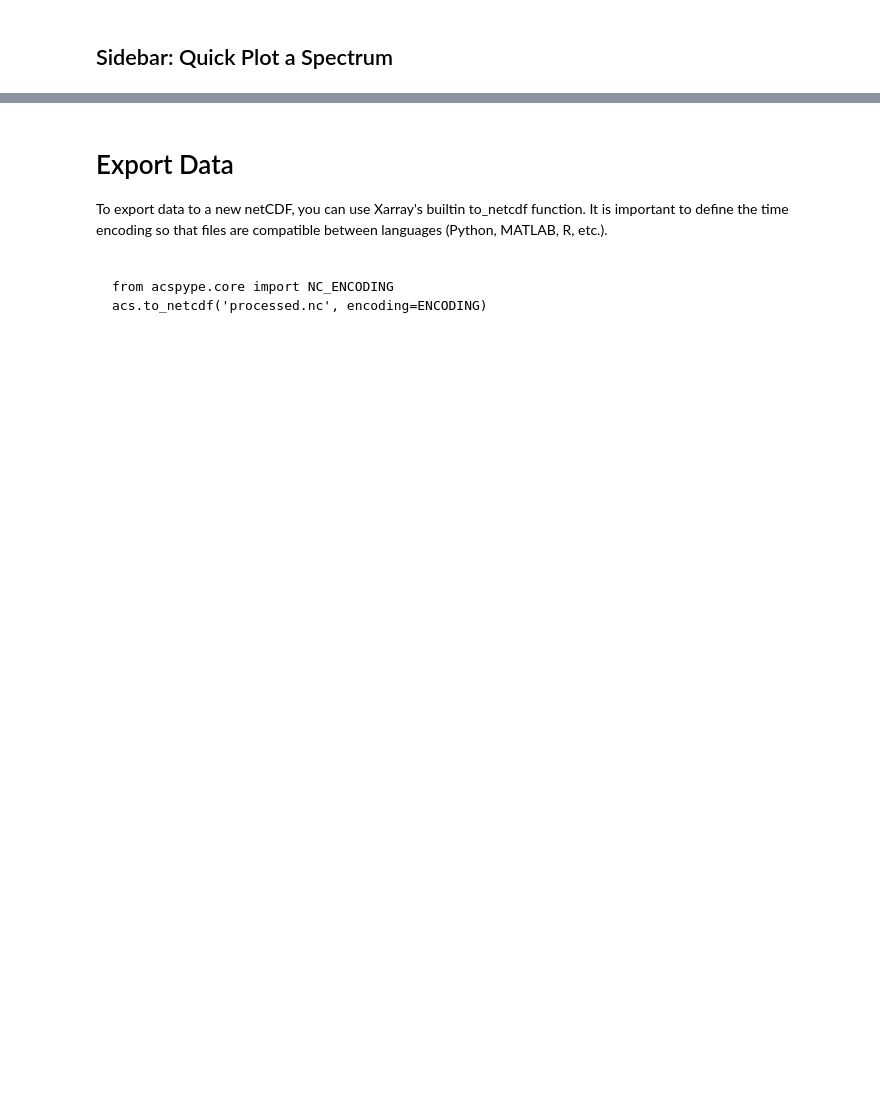
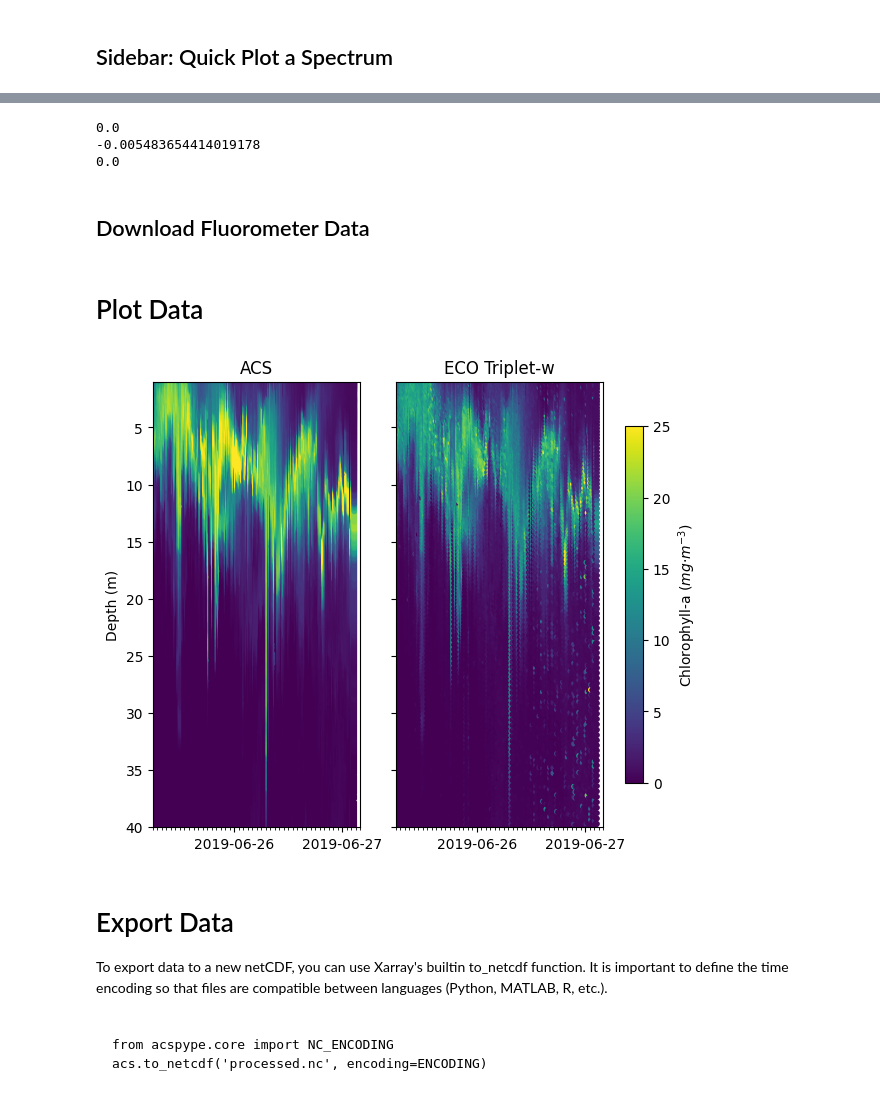
Before and after one commit to thorblock/acspype, a Jupyter notebook: examples/ooi_ce02shsp.ipynb, the cells around one changed output, grey strips where cells are left out. Drawn from its saved outputs; the diff is of its cells as text; code cells hidden in the pictures; blank space fills up the shorter version.

```diff
--- a/examples/ooi_ce02shsp.ipynb
+++ b/examples/ooi_ce02shsp.ipynb
@@ -365,0 +452,2 @@ ax[1].set_xlabel('Wavelength (nm)')
+# %%
+a = acs.a_mts_proportional.rolling({'time': 25}, center = True, min_periods = 1).median(skipna = True)
@@ -366,3 +461,52 @@ ax[1].set_xlabel('Wavelength (nm)')
+# %%
+print(a_med.sel(wavelength = 650).values)
+print(a_med.sel(wavelength = 676).values)
+print(a_med.sel(wavelength = 715).values)
+# %% [output]
+0.0
+-0.005483654414019178
+0.0
+# %%
+a650 = a.sel(wavelength = 650, method = 'nearest')
+a676 = a.sel(wavelength = 676, method = 'nearest')
+a715 = a.sel(wavelength = 715, method = 'nearest')
+
+acs['estimated_chl'] = estimate_chl(a650,a676,a715,0.02) # Using larger alh_star.
+acs['estimated_chl'] = acs['estimated_chl'].where(acs.estimated_chl > 0, 0)
+# %% [markdown]
+## Download Fluorometer Data
+# %%
+fl = download_and_load_goldcopy('https://thredds.dataexplorer.oceanobservatories.org/thredds/fileServer/ooigoldcopy/public/CE02SHSP-SP001-07-FLORTJ000-recovered_cspp-flort_sample/deployment0013_CE02SHSP-SP001-07-FLORTJ000-recovered_cspp-flort_sample_20190624T165545.113000-20190627T023924.529000.nc')
+fl = fl.swap_dims({'obs':'time'})
+# %% [markdown]
+# Plot Data
+# %%
+cmap = matplotlib.colormaps.get_cmap('viridis')
+
+fig, ax = plt.subplots(1,2,figsize = (6,5), constrained_layout = True, sharex = True, sharey = True)
+
+p0 = ax[0].scatter(acs.time, acs.depth, c = acs.estimated_chl, cmap = cmap, s = 10, vmin = 0, vmax = 25)
+
+p1 = ax[1].scatter(fl.time, fl.depth, c = fl.fluorometric_chlorophyll_a, cmap = cmap, s = 10, vmin = 0, vmax = 25)
+
+
+ax[-1].set_ylim(1,40)
+ax[-1].invert_yaxis()
+
+ax[0].set_title('ACS')
+ax[1].set_title('ECO Triplet-w')
+
+ax[0].set_ylabel('Depth (m)')
+
+ax[-1].set_xlim(datetime(2019,6,25,6),datetime(2019,6,27,4))
+ax[-1].xaxis.set_major_locator(DayLocator(interval = 1))
+ax[-1].xaxis.set_minor_locator(HourLocator(interval = 1))
+
+fig.colorbar(p1, ax = ax[1], label = r'Chlorophyll-a (${mg}{\cdot}{m^{-3}}$)',shrink = 0.8, pad = 0.001)
+
+plt.savefig('acs_flort_chl.jpg', dpi = 600)
+# %% [output]
+[figure, added]
 # %% [markdown]
 # Export Data
 
```
Also changed, not shown: parts of 58 cells of this notebook, 5 other files.
